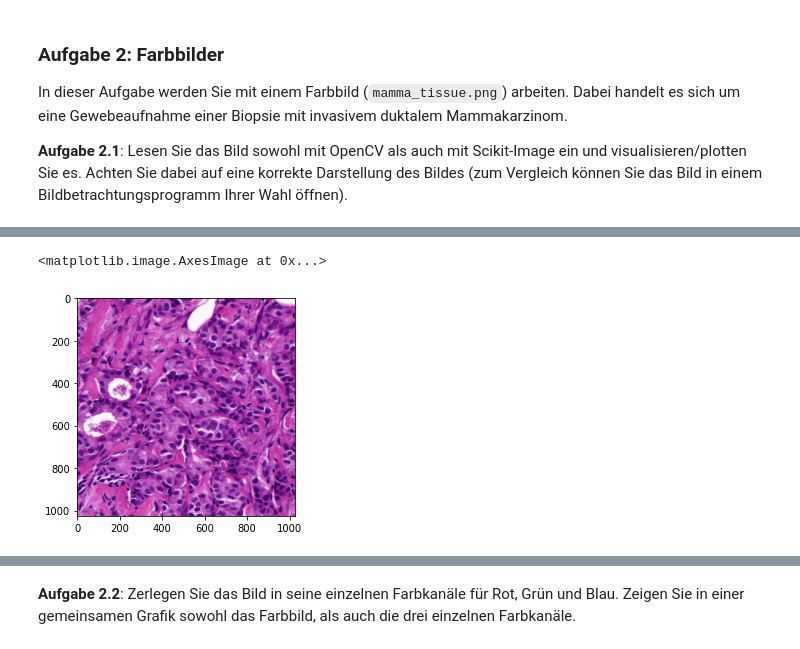
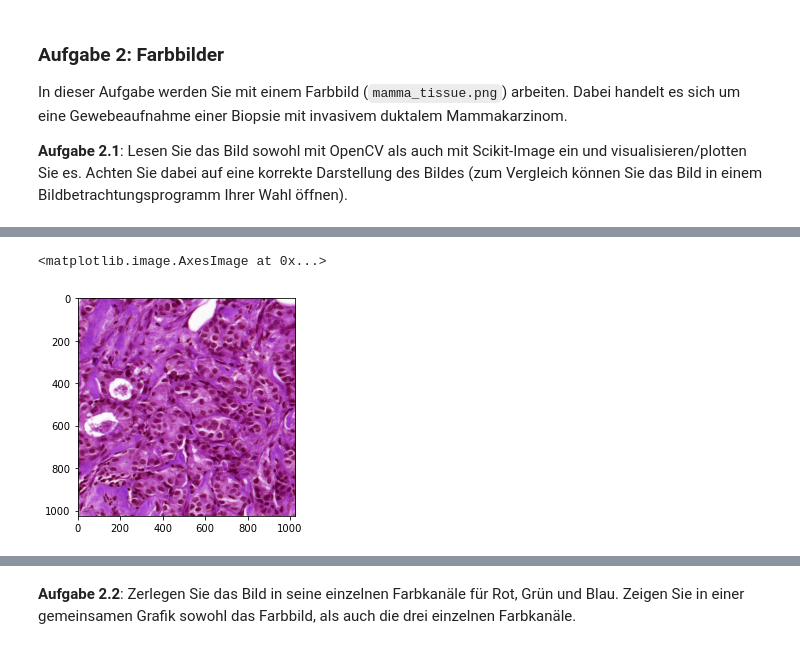
Before and after one commit to Jonalismus/Beleg_1_Bildverarbeitung, a Jupyter notebook: MBV - Bilddateien Bilddarstellung und Diskretisierung.ipynb, the cells around one changed output, grey strips where cells are left out. Cells and saved outputs as stored; diff of their text form; code cells hidden in the pictures.

```diff
--- a/MBV - Bilddateien Bilddarstellung und Diskretisierung.ipynb
+++ b/MBV - Bilddateien Bilddarstellung und Diskretisierung.ipynb
@@ -118,9 +98,12 @@ plt.imshow(image)
-# %%
-import os
-filename = os.path.join('/Users/jonas/PycharmProjects/Beleg_1_Bildverarbeitung/mamma_tissue.png') #aktuallisieren je nach MacOS oder Windows
-from skimage import io
-mamma2 = io.imread(filename)
-plt.imshow(mamma2)
-# %% [output]
-<matplotlib.image.AxesImage at 0x...>
-[figure, removed]
+# %%
+
+# 2.1
+
+import cv2
+import matplotlib.pyplot as plt
+filename = "mamma_tissue.png"
+image = cv2.imread(filename)
+plt.imshow(image)
+# %% [output]
+<matplotlib.image.AxesImage at 0x...>
+[figure, added]
```
Also changed, not shown: parts of 26 cells of this notebook, 4 other files.
